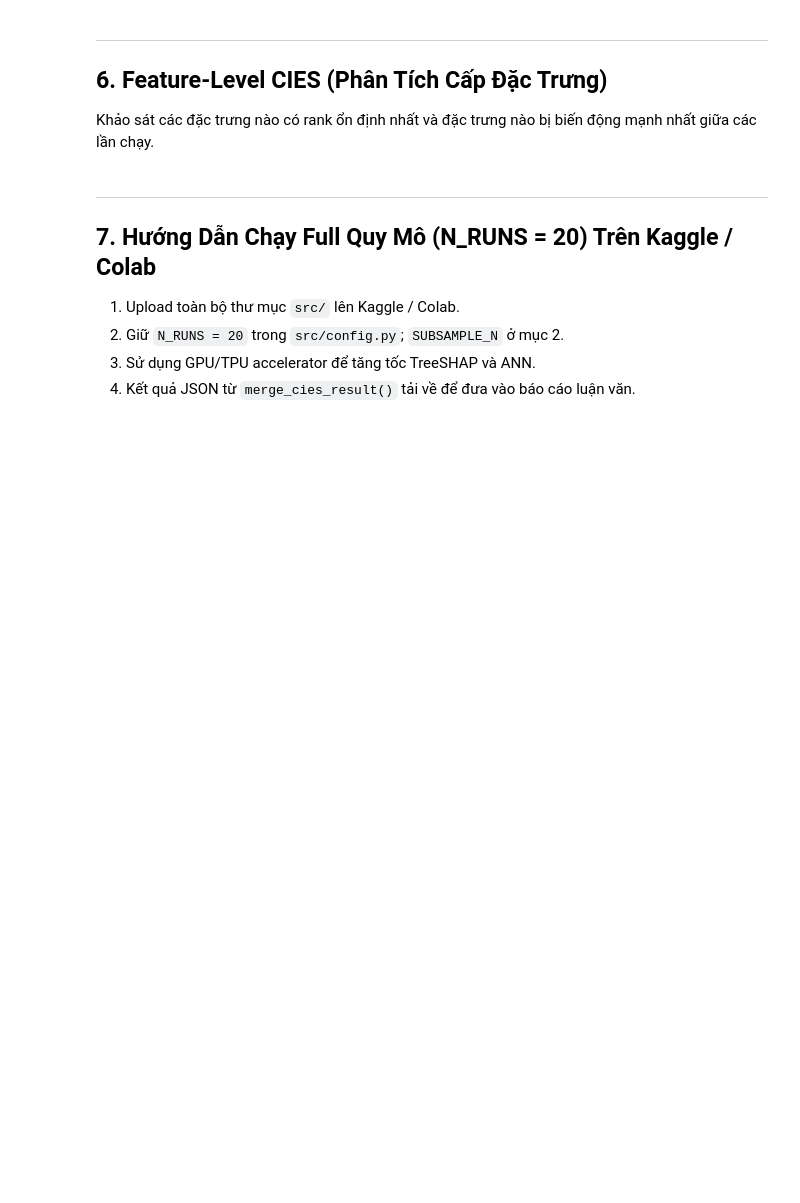
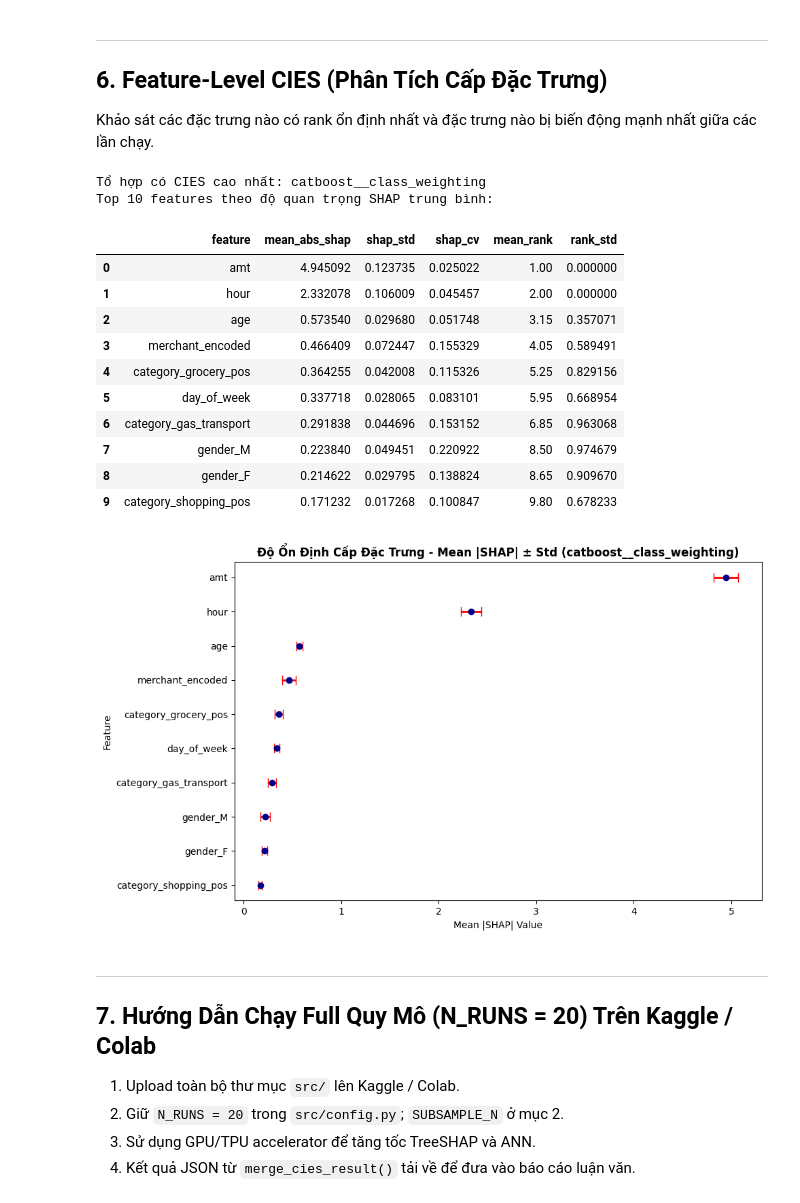
Before and after one commit to gnUrt1106/fraud-detection-CIES, a Jupyter notebook: notebooks/04_cies_experiment.ipynb, the cells around one changed output. Cells and saved outputs as stored; diff of their text form; code cells hidden in the pictures; blank space fills up the shorter version.

```diff
--- a/notebooks/04_cies_experiment.ipynb
+++ b/notebooks/04_cies_experiment.ipynb
@@ -197,34 +247,53 @@ Khảo sát các đặc trưng nào có rank ổn định nhất và đặc trư
 # %%
 # 6. Feature-level analysis cho tổ hợp tốt nhất
 best_run = max([r for r in cies_all_results if 'cies_metrics' in r], key=lambda x: x['cies_metrics']['cies_score'])
 print(f'Tổ hợp có CIES cao nhất: {best_run["combination"]}')
 
-if not isinstance(best_run.get('feature_cies'), pd.DataFrame):
-    print('Không có feature_cies (kết quả nạp lại từ JSON) — chạy lại tổ hợp này trong phiên hiện tại để xem biểu đồ.')
-elif 'feature_cies' in best_run and isinstance(best_run['feature_cies'], pd.DataFrame):
-    df_feat = best_run['feature_cies']
+# Nạp lại từ JSON thì feature_cies là list các dòng (merge_cies_result ghi DataFrame dạng records)
+feature_cies = best_run.get('feature_cies')
+if isinstance(feature_cies, list):
+    feature_cies = pd.DataFrame(feature_cies)
+if not isinstance(feature_cies, pd.DataFrame) or feature_cies.empty:
+    print('Tổ hợp này không có feature_cies (chạy với feature_level=False).')
+else:
+    df_feat = feature_cies
     print('Top 10 features theo độ quan trọng SHAP trung bình:')
     display(df_feat.head(10))
 
     plt.figure(figsize=(10, 6))
     top_feats = df_feat.head(10)
     plt.errorbar(
         y=top_feats['feature'],
         x=top_feats['mean_abs_shap'],
         xerr=top_feats['shap_std'],
         fmt='o',
         color='darkblue',
         ecolor='red',
         elinewidth=2,
         capsize=5
     )
     plt.title(f'Độ Ổn Định Cấp Đặc Trưng - Mean |SHAP| ± Std ({best_run["combination"]})', fontsize=12, fontweight='bold')
     plt.xlabel('Mean |SHAP| Value')
     plt.ylabel('Feature')
     plt.gca().invert_yaxis()
     plt.tight_layout()
     plt.savefig(RESULTS_DIR / 'feature_level_stability.png', dpi=300)
     plt.show()
+# %% [output]
+Tổ hợp có CIES cao nhất: catboost__class_weighting
+Top 10 features theo độ quan trọng SHAP trung bình:
+|  | feature | mean_abs_shap | shap_std | shap_cv | mean_rank | rank_std |
+| 0 | amt | 4.945092 | 0.123735 | 0.025022 | 1.00 | 0.000000 |
+| 1 | hour | 2.332078 | 0.106009 | 0.045457 | 2.00 | 0.000000 |
+| 2 | age | 0.573540 | 0.029680 | 0.051748 | 3.15 | 0.357071 |
+| 3 | merchant_encoded | 0.466409 | 0.072447 | 0.155329 | 4.05 | 0.589491 |
+| 4 | category_grocery_pos | 0.364255 | 0.042008 | 0.115326 | 5.25 | 0.829156 |
+| 5 | day_of_week | 0.337718 | 0.028065 | 0.083101 | 5.95 | 0.668954 |
+| 6 | category_gas_transport | 0.291838 | 0.044696 | 0.153152 | 6.85 | 0.963068 |
+| 7 | gender_M | 0.223840 | 0.049451 | 0.220922 | 8.50 | 0.974679 |
+| 8 | gender_F | 0.214622 | 0.029795 | 0.138824 | 8.65 | 0.909670 |
+| 9 | category_shopping_pos | 0.171232 | 0.017268 | 0.100847 | 9.80 | 0.678233 |
+[figure, added]
 # %% [markdown]
 ---
 ## 7. Hướng Dẫn Chạy Full Quy Mô (N_RUNS = 20) Trên Kaggle / Colab
```
Also changed, not shown: parts of 9 cells of this notebook, 4 other files.
